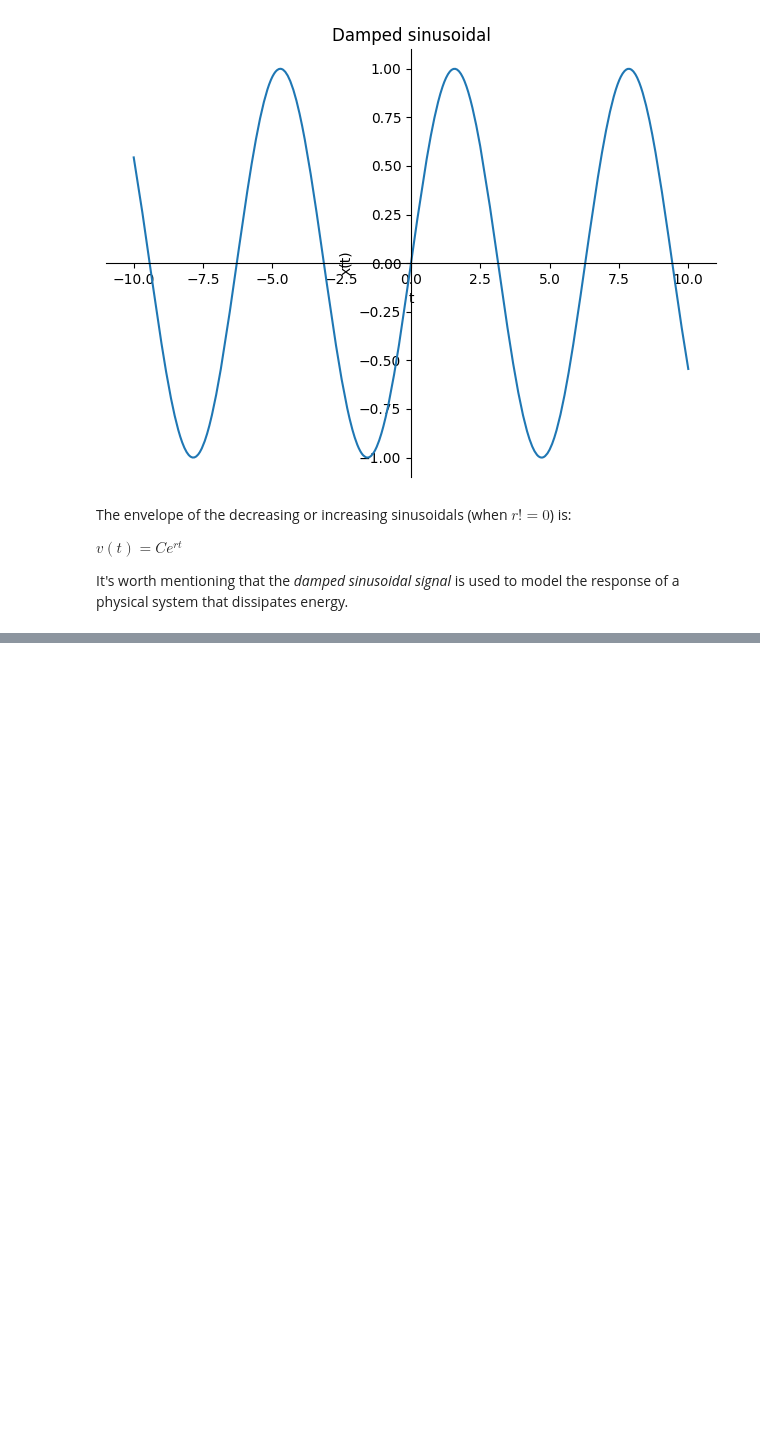
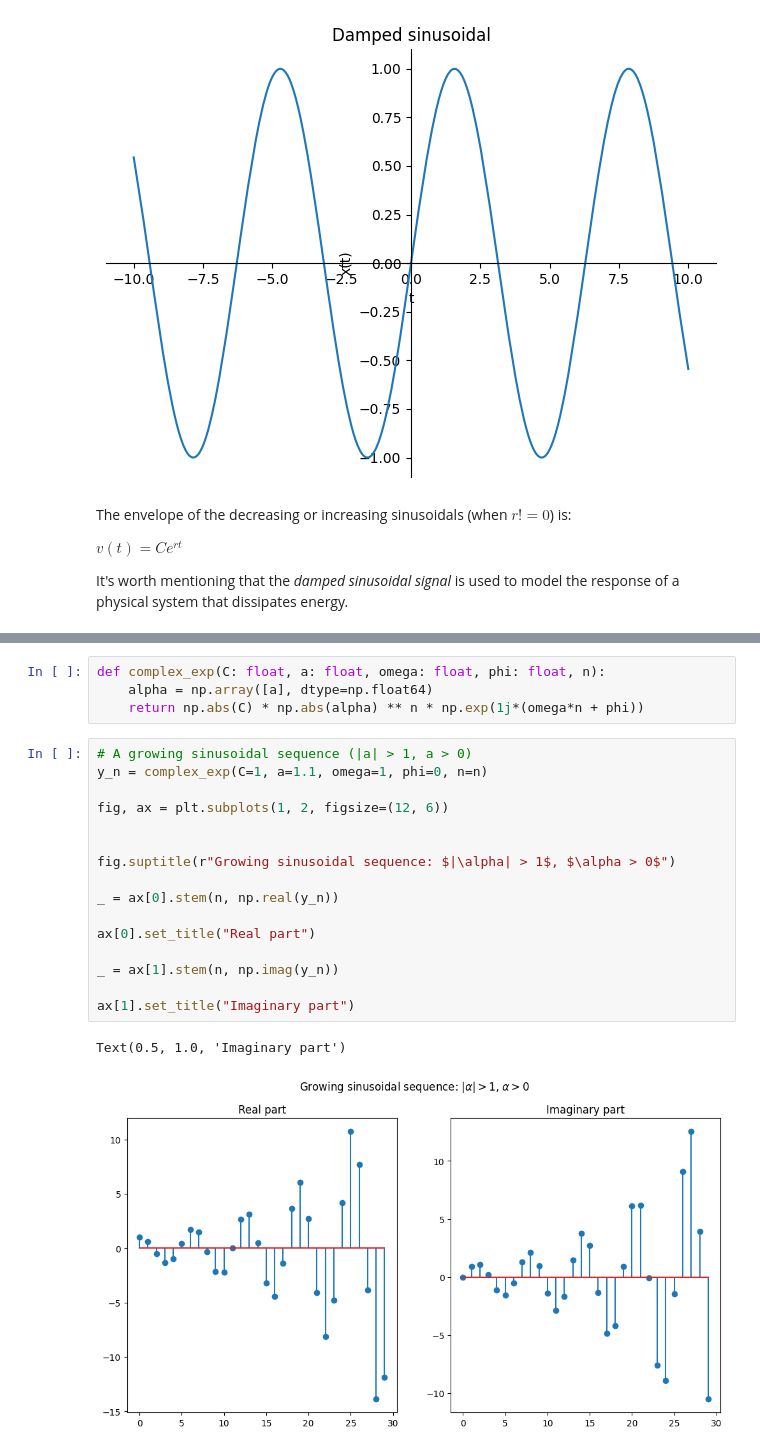
Before and after one commit to zjukd00m/SignalsAndSystems, a Jupyter notebook: Introduction/labs-01-exponentials.ipynb, the cells around one changed output, grey strips where cells are left out. Drawn from its saved outputs; the diff is of its cells as text; blank space fills up the shorter version.

```diff
--- a/Introduction/labs-01-exponentials.ipynb
+++ b/Introduction/labs-01-exponentials.ipynb
@@ -337,0 +463,23 @@ It's worth mentioning that the _damped sinusoidal signal_ is used to model the r
+# %%
+def complex_exp(C: float, a: float, omega: float, phi: float, n):
+    alpha = np.array([a], dtype=np.float64)
+    return np.abs(C) * np.abs(alpha) ** n * np.exp(1j*(omega*n + phi))
+# %%
+# A growing sinusoidal sequence (|a| > 1, a > 0)
+y_n = complex_exp(C=1, a=1.1, omega=1, phi=0, n=n)
+
+fig, ax = plt.subplots(1, 2, figsize=(12, 6))
+
+
+fig.suptitle(r"Growing sinusoidal sequence: $|\alpha| > 1$, $\alpha > 0$")
+
+_ = ax[0].stem(n, np.real(y_n))
+
+ax[0].set_title("Real part")
+
+_ = ax[1].stem(n, np.imag(y_n))
+
+ax[1].set_title("Imaginary part")
+# %% [output]
+Text(0.5, 1.0, 'Imaginary part')
+[figure, added]
```
Also changed, not shown: parts of 12 cells of this notebook.
